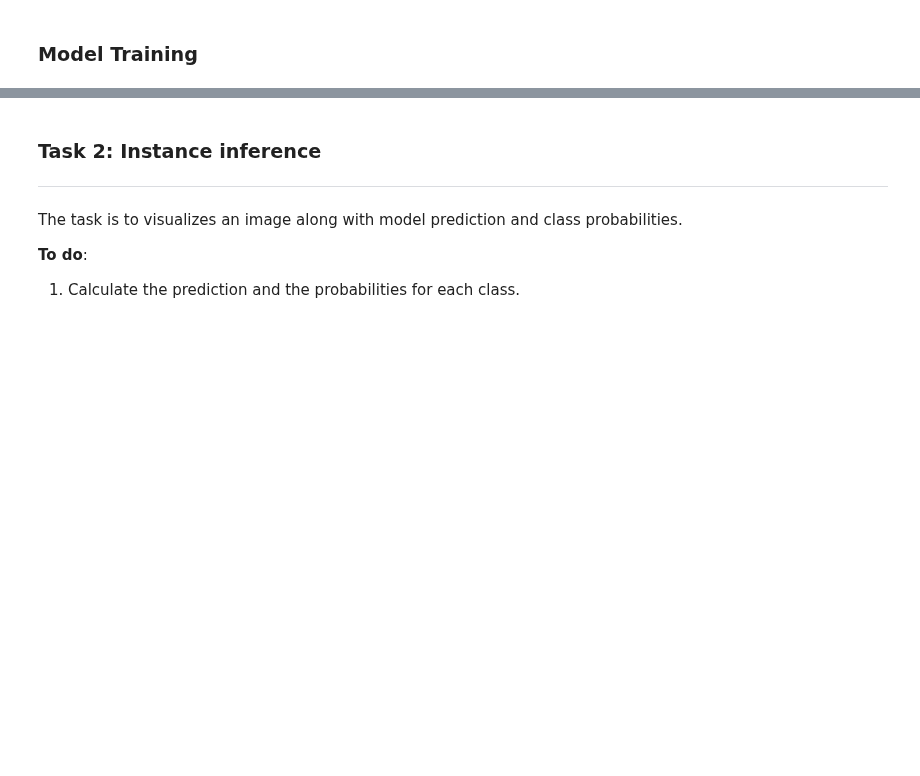
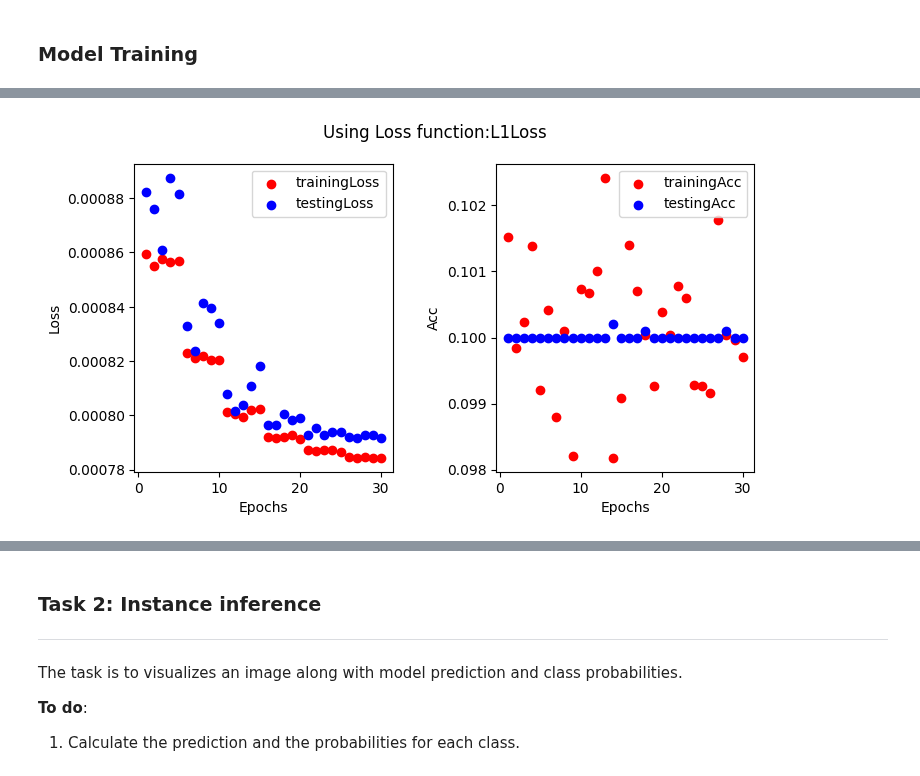
Before and after one commit to SustechSTA303/STA303-Assignment01, a Jupyter notebook: Assignment01.ipynb, the cells around one changed output, grey strips where cells are left out. Cells and saved outputs as stored; diff of their text form; code cells hidden in the pictures; blank space fills up the shorter version.

```diff
--- a/Assignment01.ipynb
+++ b/Assignment01.ipynb
@@ -256,0 +372,3 @@ for epoch in range(NUM_EPOCHS):
+# %%
+#L1Loss
+training_loss_2,training_acc_2,testing_loss_2,testing_acc_2,training_precision_2,training_recall_2,training_f1_2,testing_precision_2,testing_recall_2,testing_f1_2=modeltraining(wrapper(train_batch),wrapper(test_batch),nn.L1Loss())
@@ -256,0 +462,4 @@ for epoch in range(NUM_EPOCHS):
+# %%
+draw_loss(training_loss_2,testing_loss_2,training_acc_2,testing_acc_2,'L1Loss')
+# %% [output]
+[figure, added]
```
Also changed, not shown: parts of 27 cells of this notebook, 11 other files.
